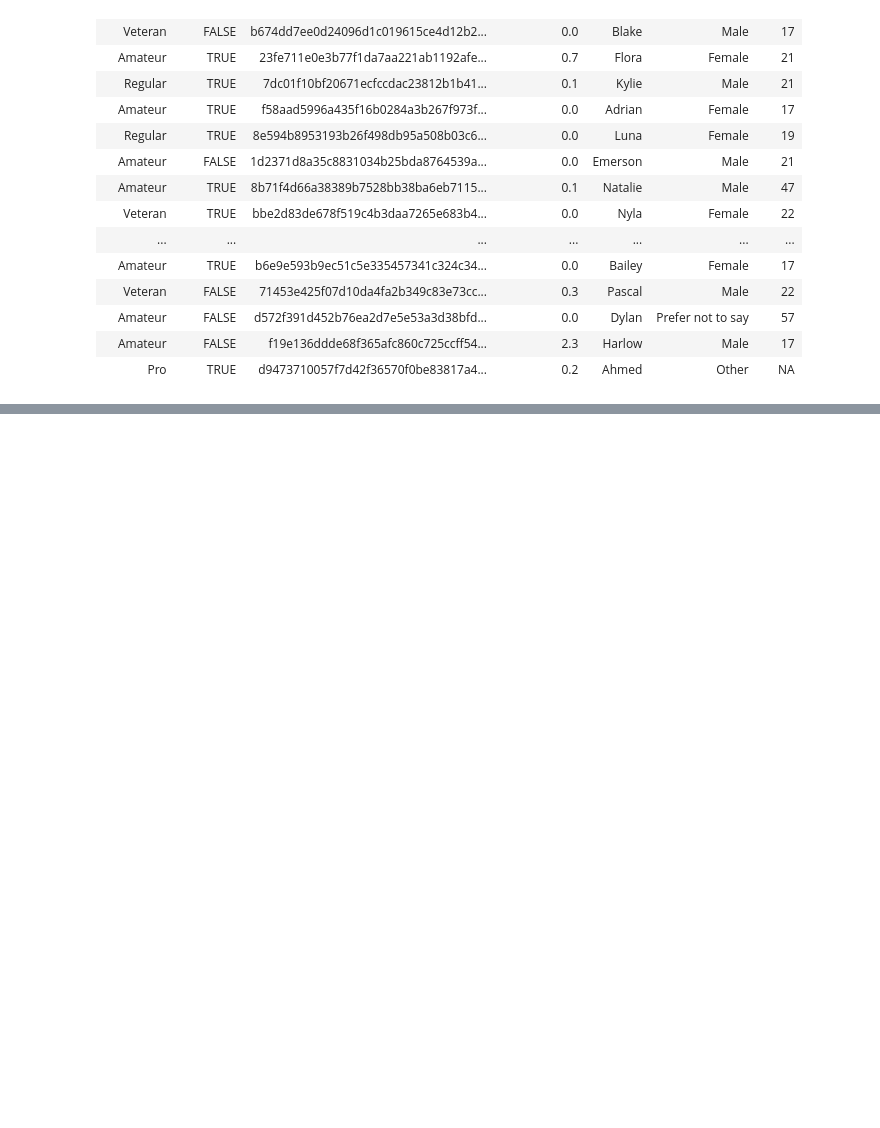
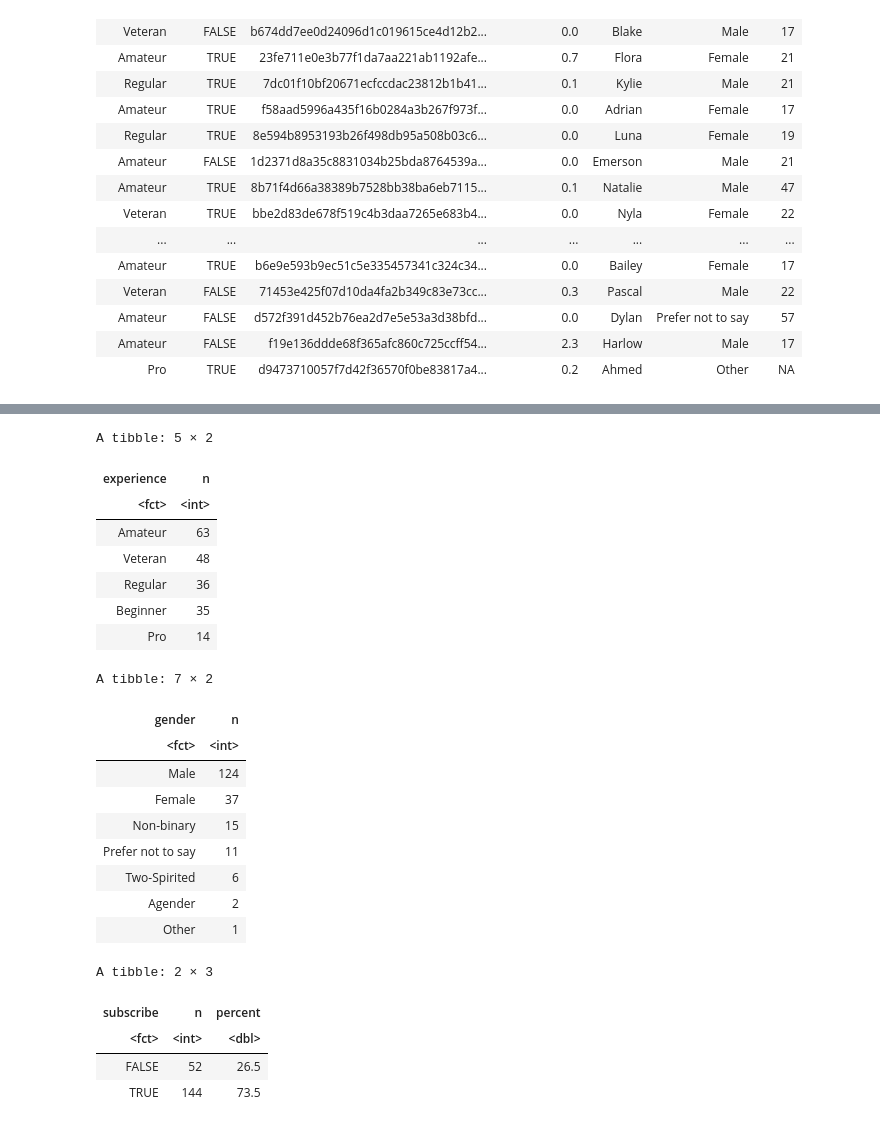
Before and after one commit to xiaobaozi39/DSCI100-individual-Planning-Stage, a Jupyter notebook: Individual_planning_stage_81212722.ipynb, the cells around one changed output, grey strips where cells are left out. Drawn from its saved outputs; the diff is of its cells as text; code cells hidden in the pictures; blank space fills up the shorter version.

```diff
--- a/Individual_planning_stage_81212722.ipynb
+++ b/Individual_planning_stage_81212722.ipynb
@@ -138,0 +172,33 @@ A tibble: 196 × 7
+# %%
+players |>
+  count(experience, sort = TRUE)
+players |>
+  count(gender, sort = TRUE)
+
+players |>
+  count(subscribe) |>
+  mutate(percent = round(n / sum(n) * 100, 1))
+# %% [output]
+A tibble: 5 × 2
+| experience | n |
+| <fct> | <int> |
+| Amateur | 63 |
+| Veteran | 48 |
+| Regular | 36 |
+| Beginner | 35 |
+| Pro | 14 |
+A tibble: 7 × 2
+| gender | n |
+| <fct> | <int> |
+| Male | 124 |
+| Female | 37 |
+| Non-binary | 15 |
+| Prefer not to say | 11 |
+| Two-Spirited | 6 |
+| Agender | 2 |
+| Other | 1 |
+A tibble: 2 × 3
+| subscribe | n | percent |
+| <fct> | <int> | <dbl> |
+| FALSE | 52 | 26.5 |
+| TRUE | 144 | 73.5 |
```
Also changed, not shown: parts of 2 cells of this notebook, 1 other file.
